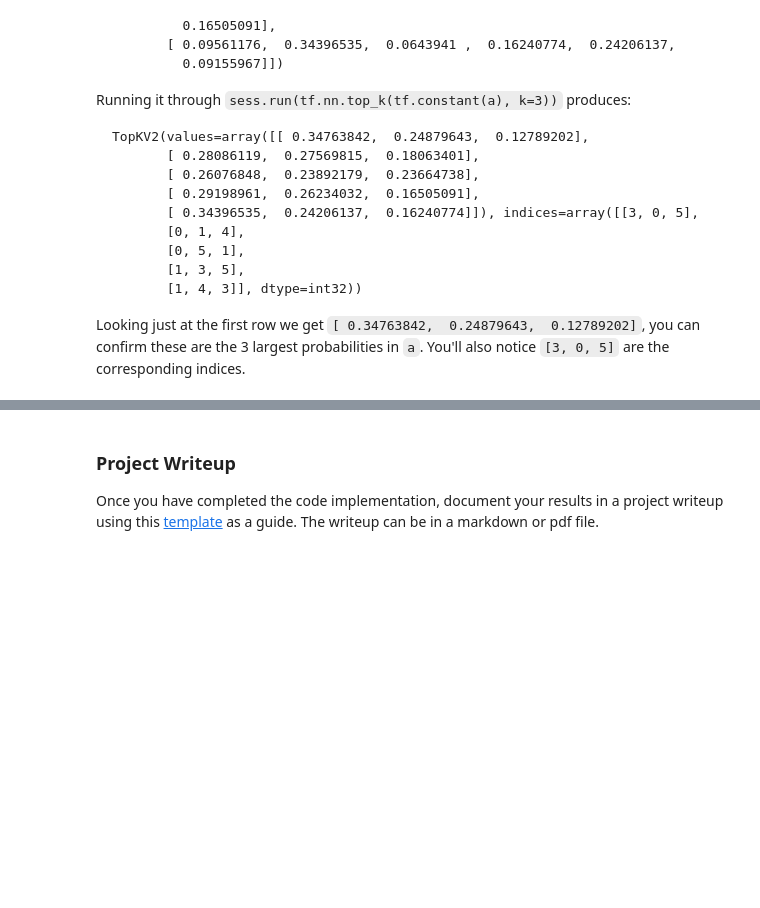
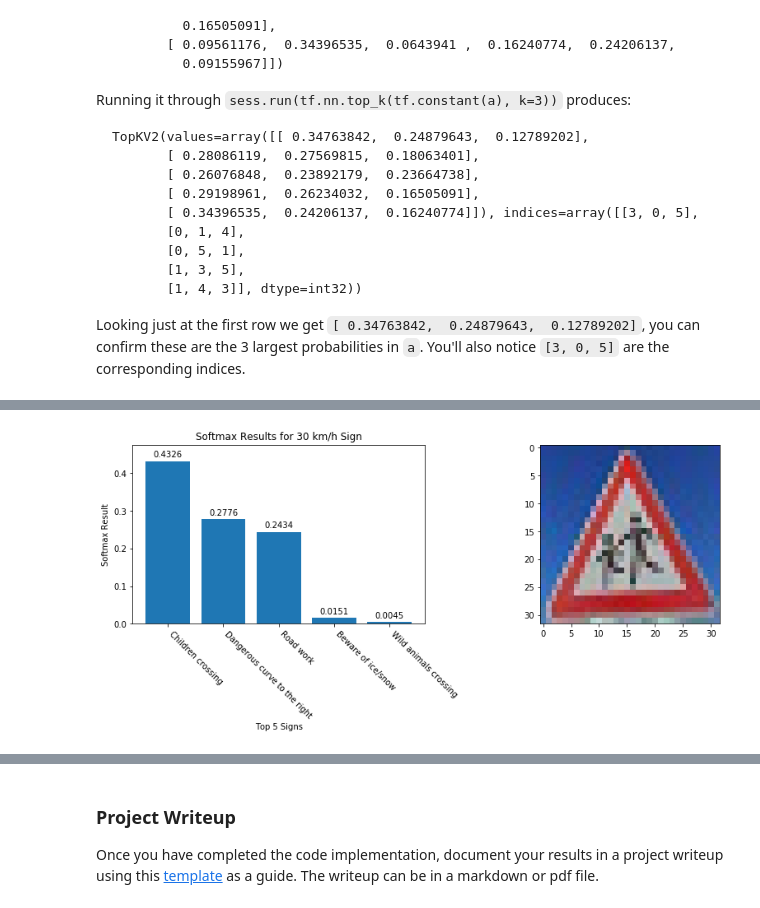
Before and after one commit to lswatts42/carnd_project3_TrafficSignClassification, a Jupyter notebook: Traffic_Sign_Classifier-Copy1.ipynb, the cells around one changed output, grey strips where cells are left out. Cells and saved outputs as stored; diff of their text form; code cells hidden in the pictures; blank space fills up the shorter version.

```diff
--- a/Traffic_Sign_Classifier-Copy1.ipynb
+++ b/Traffic_Sign_Classifier-Copy1.ipynb
@@ -699,0 +604,4 @@ ax2.imshow(no_entry)
+# %%
+plot_sign_results(1)
+# %% [output]
+[figure, added]
```
Also changed, not shown: parts of 19 cells of this notebook.
